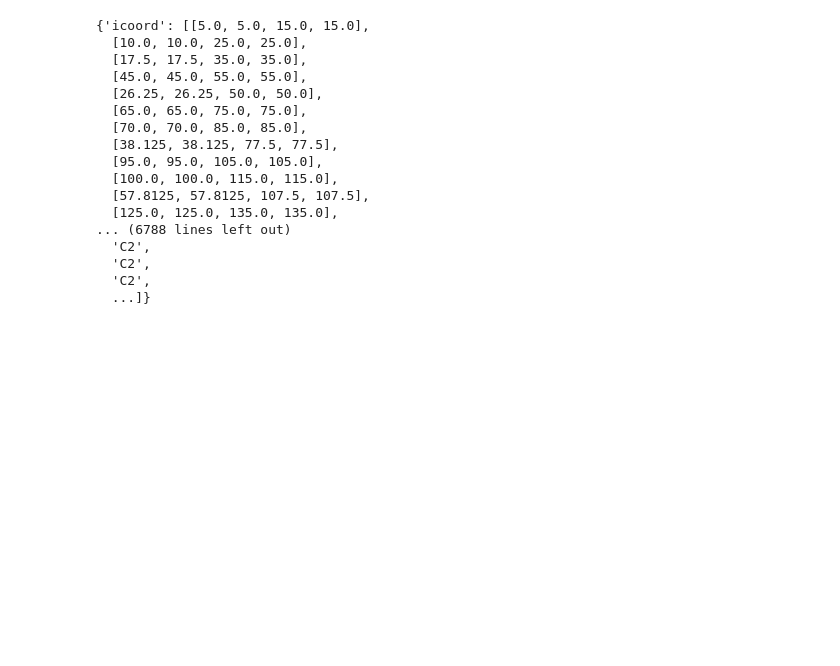
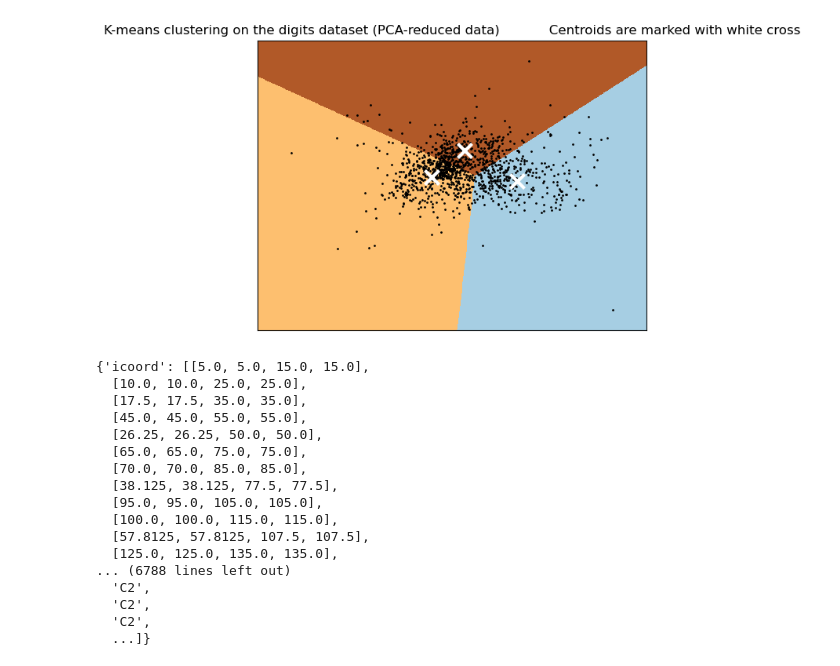
Before and after one commit to jorgealcorta/PROYECTO-MACHINE-LEARNING-NICOLAS-UNAI-INIGO-JORGE, a Jupyter notebook: hierarchyClustering.ipynb, the cells around one changed output. Drawn from its saved outputs; the diff is of its cells as text; code cells hidden in the pictures; blank space fills up the shorter version.

```diff
--- a/hierarchyClustering.ipynb
+++ b/hierarchyClustering.ipynb
@@ -73,3 +100,40 @@ Categories (5, object): ['Very unpopular' < 'Unpopular' < 'Average' < 'Popular'
+# %%
+h = 0.02
+
+data_subset = x.sample(frac=0.01, random_state=3)
+
+x_min, x_max = reduced_data.transform(scaler.transform(data_subset))[:, 0].min() - 1, reduced_data.transform(scaler.transform(data_subset))[:, 0].max() + 1
+y_min, y_max = reduced_data.transform(scaler.transform(data_subset))[:, 1].min() - 1, reduced_data.transform(scaler.transform(data_subset))[:, 1].max() + 1
+xx, yy = np.meshgrid(np.arange(x_min, x_max, h), np.arange(y_min, y_max, h))
+
+
+Z = kmeans.predict(np.c_[xx.ravel(), yy.ravel()])
+Z = Z.reshape(xx.shape)
+
+
+plt.figure(1)
+plt.clf()
+plt.imshow(Z, interpolation='nearest',
+              extent=(xx.min(), xx.max(), yy.min(), yy.max()),
+                cmap=plt.cm.Paired,
+                aspect='auto', origin='lower')
+
+plt.plot(reduced_data.transform(scaler.transform(data_subset))[:, 0], reduced_data.transform(scaler.transform(data_subset))[:, 1], 'k.', markersize=2)
+
+
+centroids = kmeans.cluster_centers_
+plt.scatter(centroids[:, 0], centroids[:, 1],
+                marker='x', s=169, linewidths=3,
+                color='w', zorder=10)
+plt.title('K-means clustering on the digits dataset (PCA-reduced data)\
+            Centroids are marked with white cross')
+plt.xlim(x_min, x_max)
+plt.ylim(y_min, y_max)
+plt.xticks(())
+plt.yticks(())
+plt.show()
+# %% [output]
+[figure, added]
 # %%
 #select 100 random samples from x
 x_sample = x.sample(n=10000, random_state=1)
```
Also changed, not shown: parts of 5 cells of this notebook.
